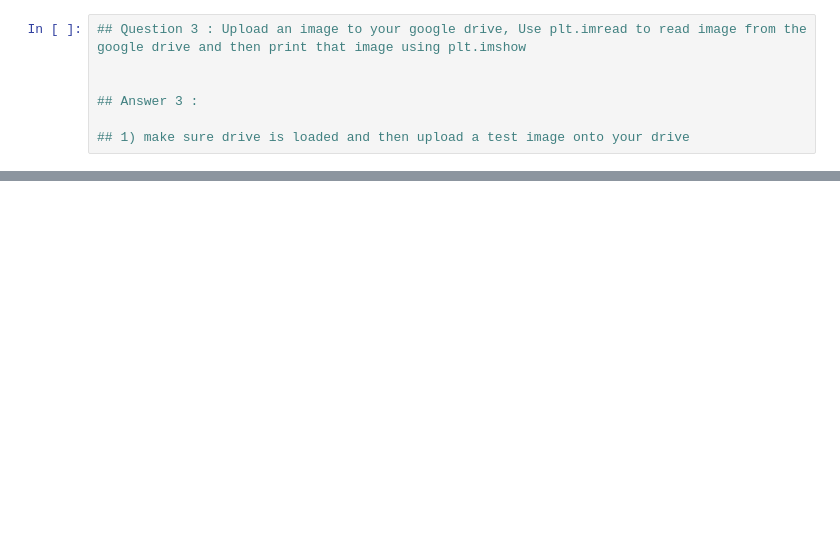
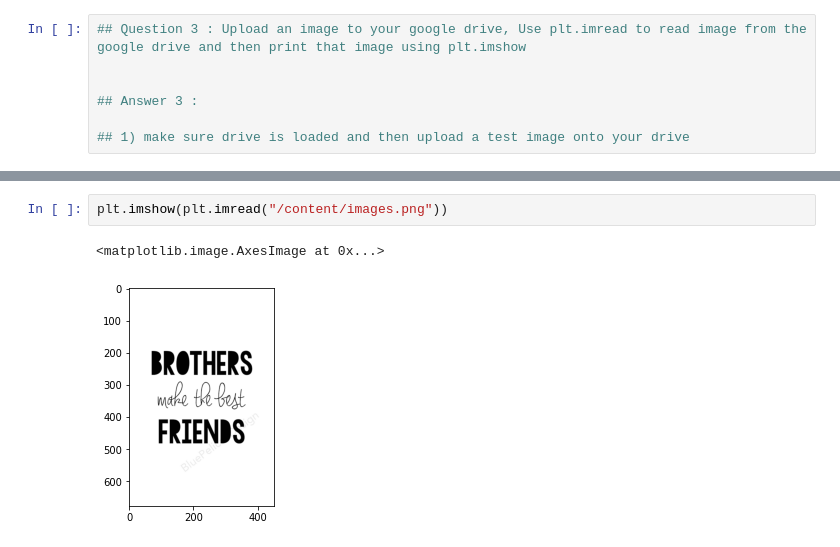
Before and after one commit to Thangivasu/fmml_lab1, a Jupyter notebook: Copy_of_FMML_Aug22_M1Lab1_PythonBasics.ipynb, the cells around one changed output, grey strips where cells are left out. Drawn from its saved outputs; the diff is of its cells as text; blank space fills up the shorter version.

```diff
--- a/Copy_of_FMML_Aug22_M1Lab1_PythonBasics.ipynb
+++ b/Copy_of_FMML_Aug22_M1Lab1_PythonBasics.ipynb
@@ -437,0 +609,5 @@ plt.show()
+# %%
+plt.imshow(plt.imread("/content/images.png"))
+# %% [output]
+<matplotlib.image.AxesImage at 0x...>
+[figure, added]
```
Also changed, not shown: parts of 34 cells of this notebook.
